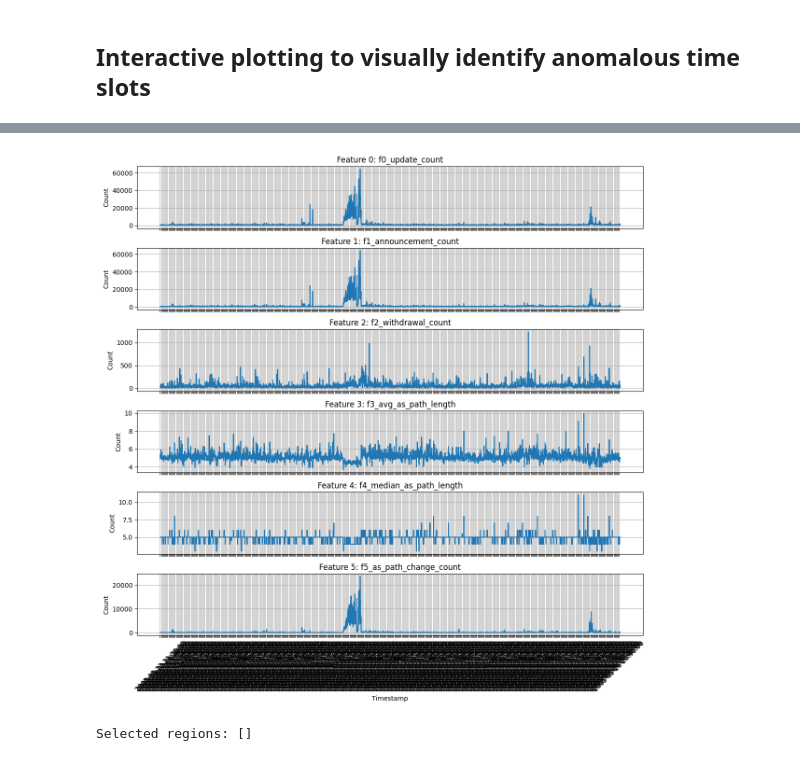
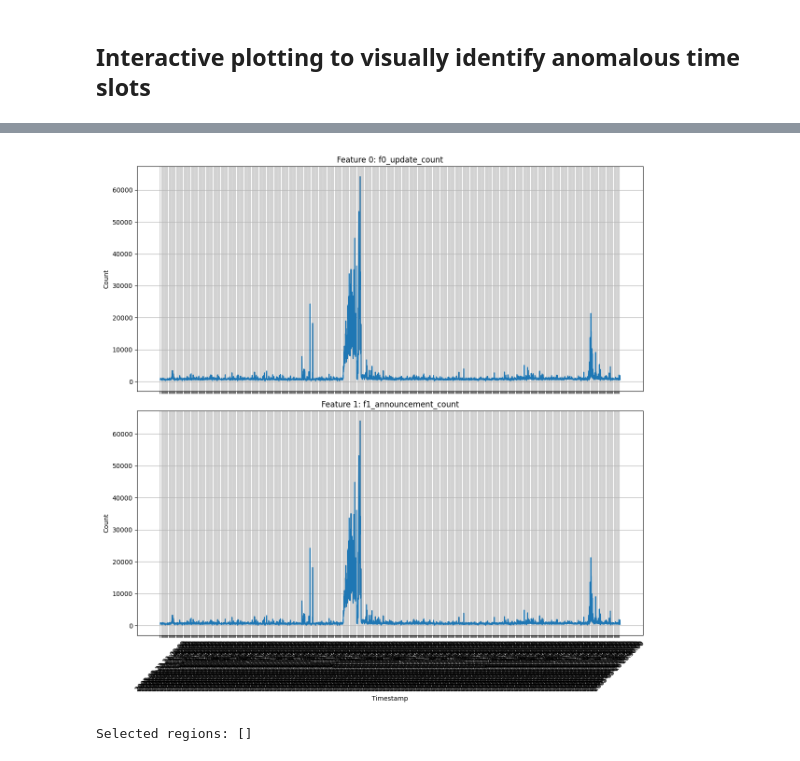
Before and after one commit to carlos-cagnazzo/ml-for-networks-workshop-mvd-2024, a Jupyter notebook: notebooks/exploratory1.ipynb, the cells around one changed output, grey strips where cells are left out. Saved outputs shown, nothing was run; the diff lists cells and outputs as text; code cells hidden in the pictures.

Commit message:
H6 - interactive plots working

```diff
--- a/notebooks/exploratory1.ipynb
+++ b/notebooks/exploratory1.ipynb
@@ -153,33 +152,33 @@ def onselect(eclick, erelease):
     end = erelease.xdata
     selected_regions.append((start, end))
     display(f"Selected region: Start={start}, End={end}")
 
 # Plot the data
-fig, axs = plt.subplots(6, 1, figsize=(12, 12), sharex=True)
+fig, axs = plt.subplots(2, 1, figsize=(12, 12), sharex=True)
 
 for i, (col, ax) in enumerate(zip(merged_df.columns[1:], axs)):  # Skip 'timestamp'
     ax.plot(merged_df['timestamp'], merged_df[col])
     ax.set_title(f"Feature {i}: {col}")
     ax.set_ylabel("Count")
     ax.grid(True)
     ax.tick_params(axis="x", rotation=45)  # Rotate X-axis labels for readability
 
 # Set X-axis ticks and labels
 axs[-1].set_xlabel("Timestamp")
 axs[-1].set_xticks(merged_df['timestamp'][::10])  # Set every 10th tick (adjust for density)
 axs[-1].set_xticklabels(merged_df['timestamp'][::10].dt.strftime('%Y-%m-%d %H:%M:%S'))
 
 # Enable RectangleSelector on the last subplot (or extend to others)
 rectangle_selector = RectangleSelector(axs[-1], onselect,
                                        useblit=True,
                                        button=[1],  # Left mouse button
                                        interactive=True)
 
 plt.tight_layout()
 plt.show()
 
 # After closing the plot
 print("Selected regions:", selected_regions)
 # %% [output]
-[figure, old version]
+[figure, new version]
 Selected regions: []
```
Also changed, not shown: parts of 2 cells of this notebook.
